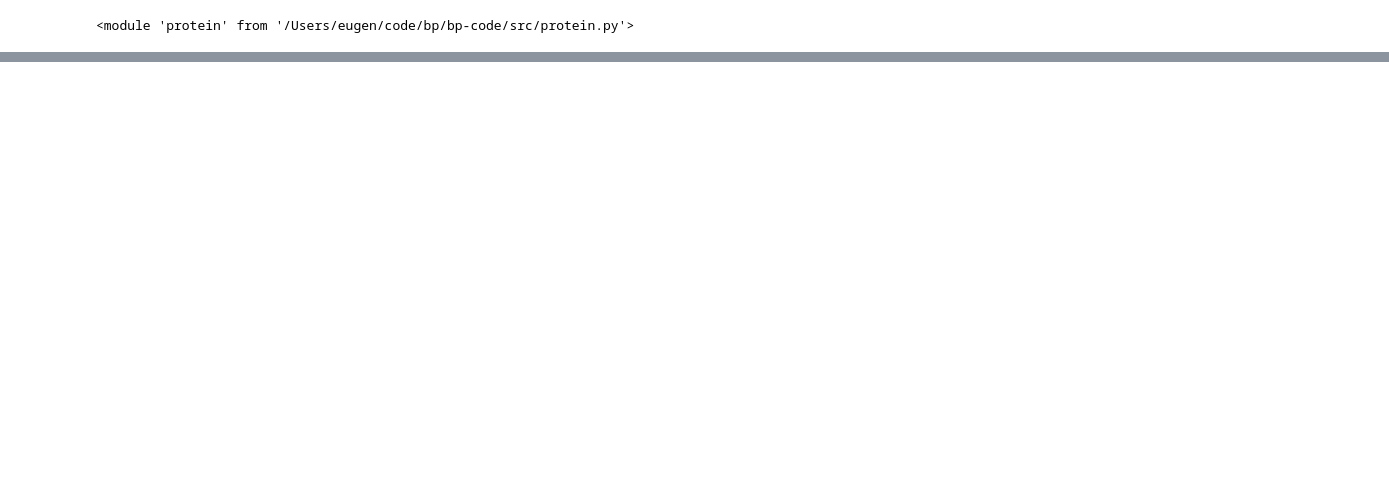
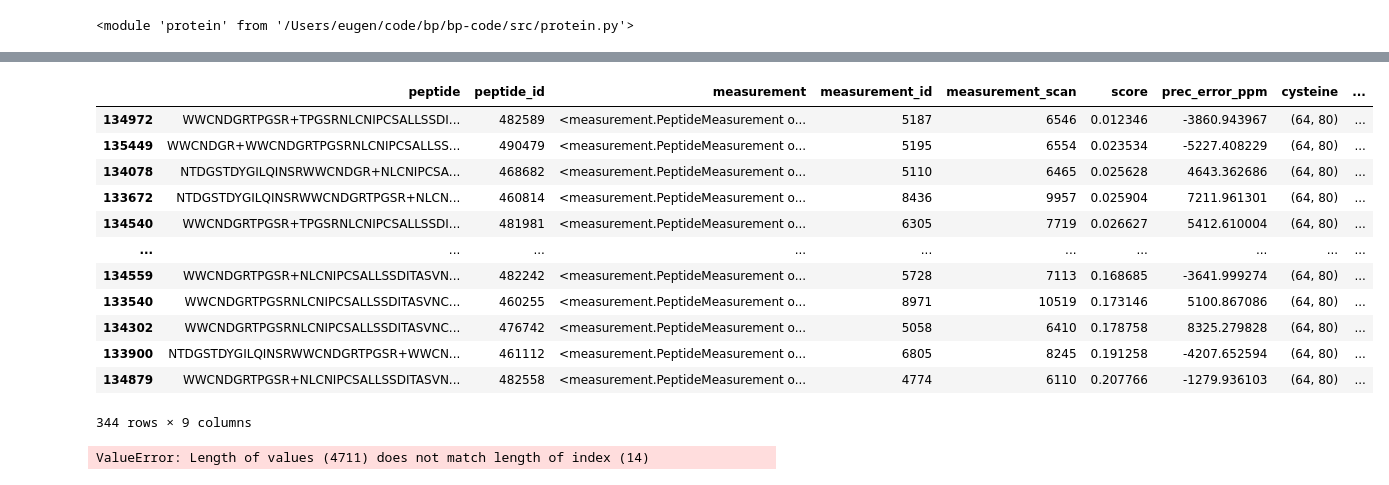
Before and after one commit to Eugleo/dibby, a Jupyter notebook: src/analysis.ipynb, the cells around one changed output, grey strips where cells are left out. Drawn from its saved outputs; the diff is of its cells as text; code cells hidden in the pictures; blank space fills up the shorter version.

```diff
--- a/src/analysis.ipynb
+++ b/src/analysis.ipynb
@@ -37,0 +257,6 @@ measurements = list(read_mgf("../data/mgf/190318_LYS_RAT_50x_05.mgf"))
+# %%
+counts_cysteines = {}
+for (m, p) in result:
+    if len(p.peptides) > 1:
+        counts_cysteines.setdefault(p.cysteines[0], 0)
+        counts_cysteines[p.cysteines[0]] += 1
@@ -235,0 +471,20 @@ sorted([LYS[b:e] for b, e in peptides_skip])
+# %%
+m = measurements[3813]
+p = [
+    p
+    for p in peptides
+    if str(p) == "KIVSDGNGMNAWVAWR" and p.total_charge == 2 and p.modstr == "[]"
+][0]
+pprint(show_match(m, p))
+# %%
+source = "../out/190318_LYS_AT_50x_05_scores.pickle"
+dicts = []
+with open(source, "rb") as file:
+    while True:
+        try:
+            for p in pickle.load(file):
+                dicts.append(p)
+        except:
+            break
+df = pd.DataFrame(dicts)
+df
@@ -235,0 +537,14 @@ sorted([LYS[b:e] for b, e in peptides_skip])
+# %%
+df = df.assign(
+    cysteine=[
+        (p.cysteines[0][0] + 1, p.cysteines[0][1] + 1)
+        if len(p.cysteines) > 0
+        else np.NaN
+        for p in df.peptide
+    ],
+    minlen=[np.min([len(p.seq) for p in pep.peptides]) for pep in df.peptide],
+)
+
+df.query("abs(prec_error_ppm) <= 25 & minlen > 3").groupby("cysteine").agg(
+    {"score": np.sum, "minlen": np.min}
+).sort_values("score", ascending=False)
@@ -235,0 +595,26 @@ sorted([LYS[b:e] for b, e in peptides_skip])
+# %%
+df[df.cysteine == (64, 80)].sort_values("score", ascending=False).groupby(
+    "measurement_scan"
+).head(1).sort_values("score")
+# %% [output]
+|  | peptide | peptide_id | measurement | measurement_id | measurement_scan | score | prec_error_ppm | cysteine | ... |
+| 134972 | WWCNDGRTPGSR+TPGSRNLCNIPCSALLSSDI... | 482589 | <measurement.PeptideMeasurement o... | 5187 | 6546 | 0.012346 | -3860.943967 | (64, 80) | ... |
+| 135449 | WWCNDGR+WWCNDGRTPGSRNLCNIPCSALLSS... | 490479 | <measurement.PeptideMeasurement o... | 5195 | 6554 | 0.023534 | -5227.408229 | (64, 80) | ... |
+| 134078 | NTDGSTDYGILQINSRWWCNDGR+NLCNIPCSA... | 468682 | <measurement.PeptideMeasurement o... | 5110 | 6465 | 0.025628 | 4643.362686 | (64, 80) | ... |
+| 133672 | NTDGSTDYGILQINSRWWCNDGRTPGSR+NLCN... | 460814 | <measurement.PeptideMeasurement o... | 8436 | 9957 | 0.025904 | 7211.961301 | (64, 80) | ... |
+| 134540 | WWCNDGRTPGSR+TPGSRNLCNIPCSALLSSDI... | 481981 | <measurement.PeptideMeasurement o... | 6305 | 7719 | 0.026627 | 5412.610004 | (64, 80) | ... |
+| ... | ... | ... | ... | ... | ... | ... | ... | ... | ... |
+| 134559 | WWCNDGRTPGSR+NLCNIPCSALLSSDITASVN... | 482242 | <measurement.PeptideMeasurement o... | 5728 | 7113 | 0.168685 | -3641.999274 | (64, 80) | ... |
+| 133540 | WWCNDGRTPGSRNLCNIPCSALLSSDITASVNC... | 460255 | <measurement.PeptideMeasurement o... | 8971 | 10519 | 0.173146 | 5100.867086 | (64, 80) | ... |
+| 134302 | WWCNDGRTPGSRNLCNIPCSALLSSDITASVNC... | 476742 | <measurement.PeptideMeasurement o... | 5058 | 6410 | 0.178758 | 8325.279828 | (64, 80) | ... |
+| 133900 | NTDGSTDYGILQINSRWWCNDGRTPGSR+WWCN... | 461112 | <measurement.PeptideMeasurement o... | 6805 | 8245 | 0.191258 | -4207.652594 | (64, 80) | ... |
+| 134879 | WWCNDGRTPGSR+NLCNIPCSALLSSDITASVN... | 482558 | <measurement.PeptideMeasurement o... | 4774 | 6110 | 0.207766 | -1279.936103 | (64, 80) | ... |
+344 rows × 9 columns
+# %%
+d = df.sort_values("score", ascending=False).groupby("measurement_scan").head(1)
+
+d[df.cysteine == (64, 80)].assign(
+    err=abs(d.prec_error_ppm), mods=[p.modstr for p in d.peptide]
+).sort_values("err")
+# %% [output]
+ValueError: Length of values (4711) does not match length of index (14)
```
Also changed, not shown: parts of 26 cells of this notebook, 3 other files.
